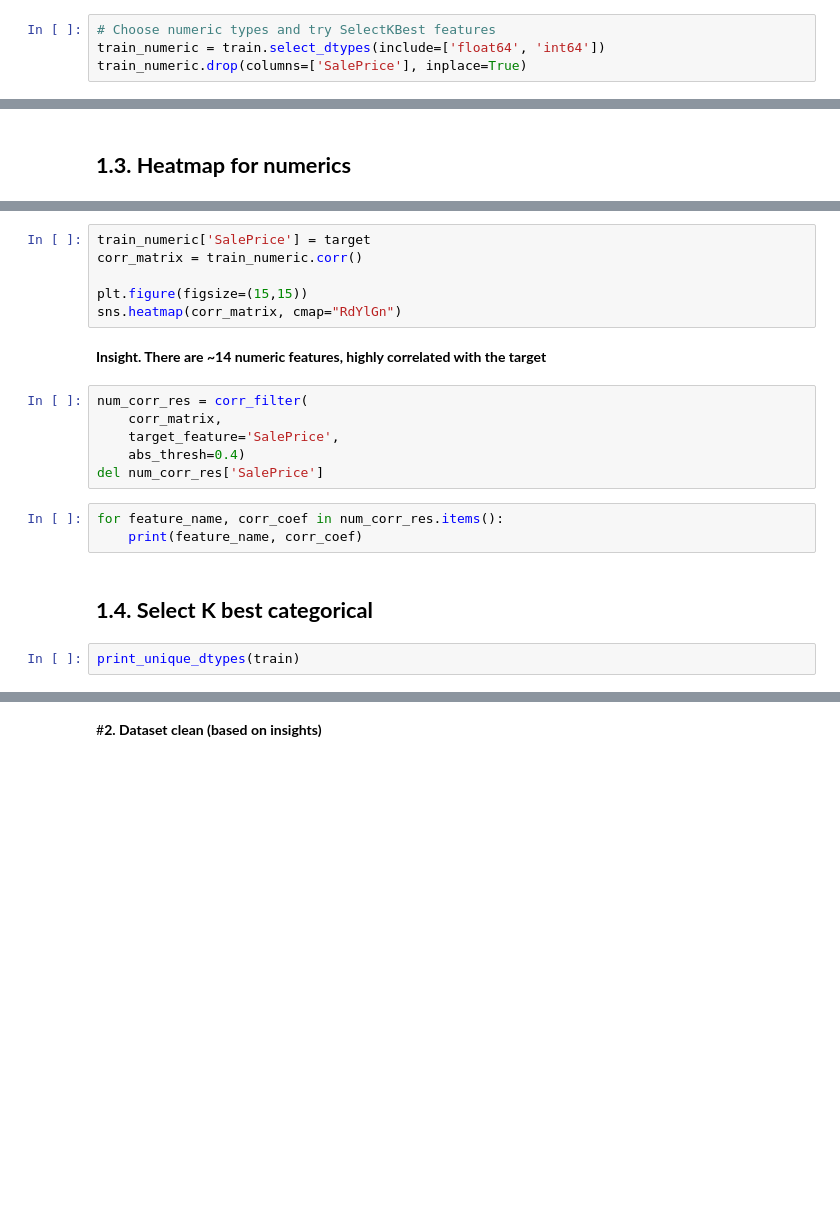
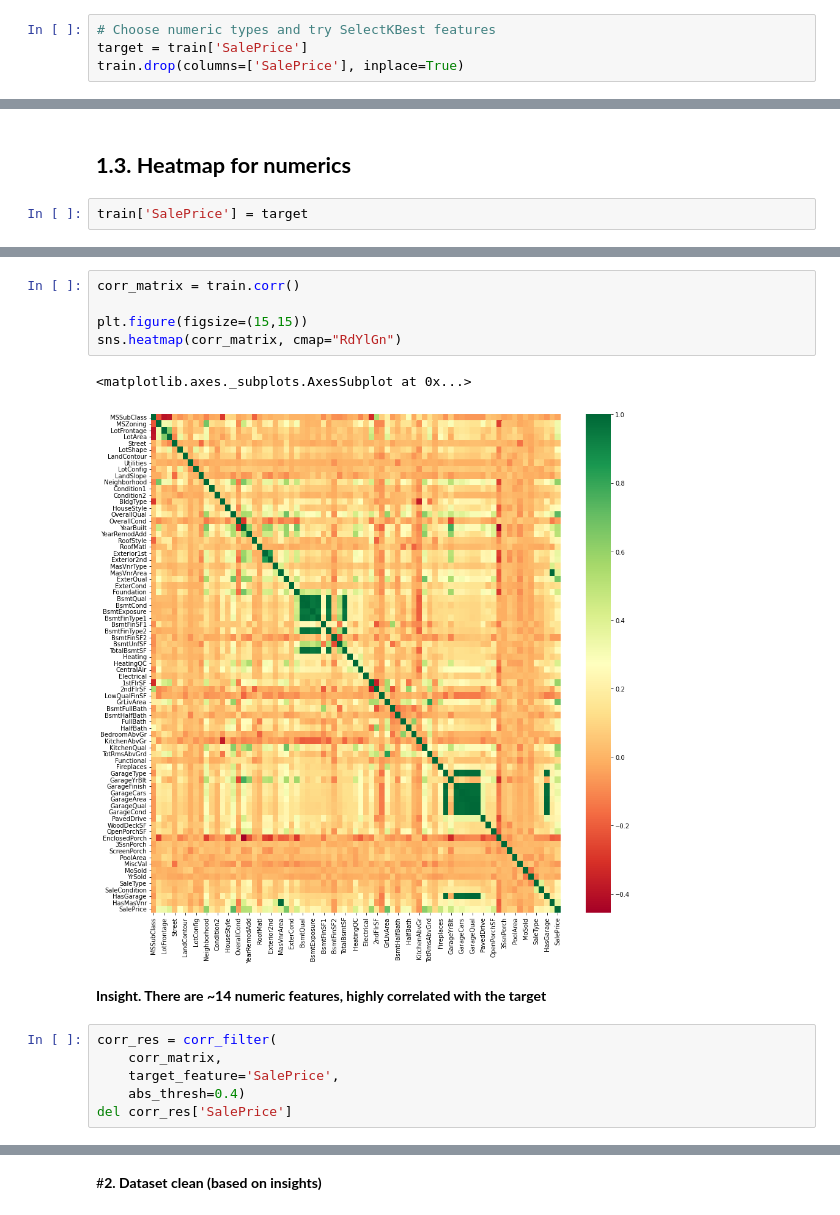
Before and after one commit to PashaIanko/Kaggle.HousePrices, a Jupyter notebook: House_Prices.ipynb, the cells around one changed output, grey strips where cells are left out. Drawn from its saved outputs; the diff is of its cells as text; blank space fills up the shorter version.

Commit message:
Selected new features, ready to apply model

```diff
--- a/House_Prices.ipynb
+++ b/House_Prices.ipynb
@@ -581,6 +679,6 @@ Name: MSZoning, dtype: int64
 ## **1.2. Select K best numerics**
 # %%
 # Choose numeric types and try SelectKBest features
-train_numeric = train.select_dtypes(include=['float64', 'int64'])
-train_numeric.drop(columns=['SalePrice'], inplace=True)
+target = train['SalePrice']
+train.drop(columns=['SalePrice'], inplace=True)
 # %%
@@ -614,6 +706,8 @@ feature_scores.nlargest(select_k_numerics, 'Scores')
 **Insight #2. Number of important numeric columns**
 # %% [markdown]
 ## **1.3. Heatmap for numerics**
+# %%
+train['SalePrice'] = target
 # %%
 corrs = train.drop('SalePrice',axis=1).corrwith(train['SalePrice']).sort_values(ascending=False)
 
@@ -636,21 +732,16 @@ plt.tight_layout()
 # %%
-train_numeric['SalePrice'] = target
-corr_matrix = train_numeric.corr()
+corr_matrix = train.corr()
 
 plt.figure(figsize=(15,15))
 sns.heatmap(corr_matrix, cmap="RdYlGn")
+# %% [output]
+<matplotlib.axes._subplots.AxesSubplot at 0x...>
+[figure, added]
 # %% [markdown]
 **Insight. There are ~14 numeric features, highly correlated with the target**
 # %%
-num_corr_res = corr_filter(
+corr_res = corr_filter(
     corr_matrix,
     target_feature='SalePrice',
     abs_thresh=0.4)
-del num_corr_res['SalePrice']
+del corr_res['SalePrice']
-# %%
-for feature_name, corr_coef in num_corr_res.items():
-    print(feature_name, corr_coef)
-# %% [markdown]
-## **1.4. Select K best categorical**
-# %%
-print_unique_dtypes(train)
```
Also changed, not shown: parts of 46 cells of this notebook.
